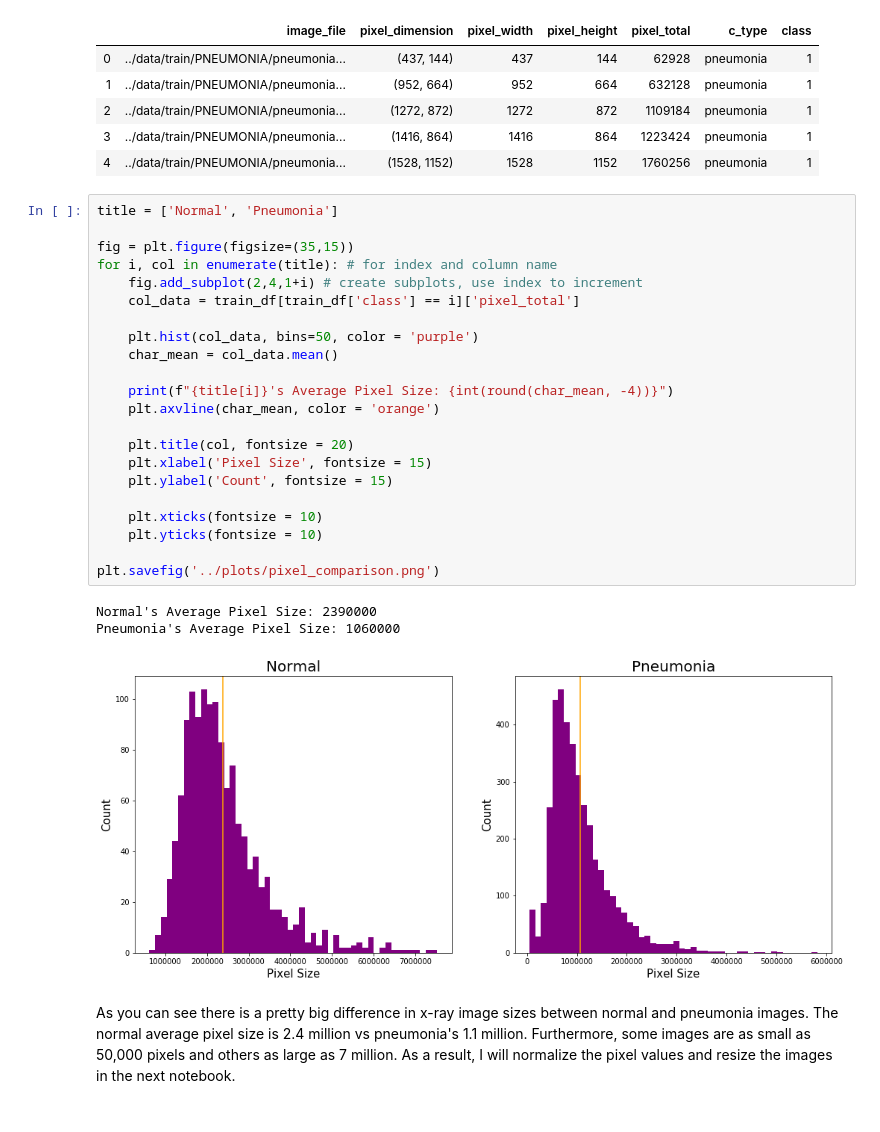
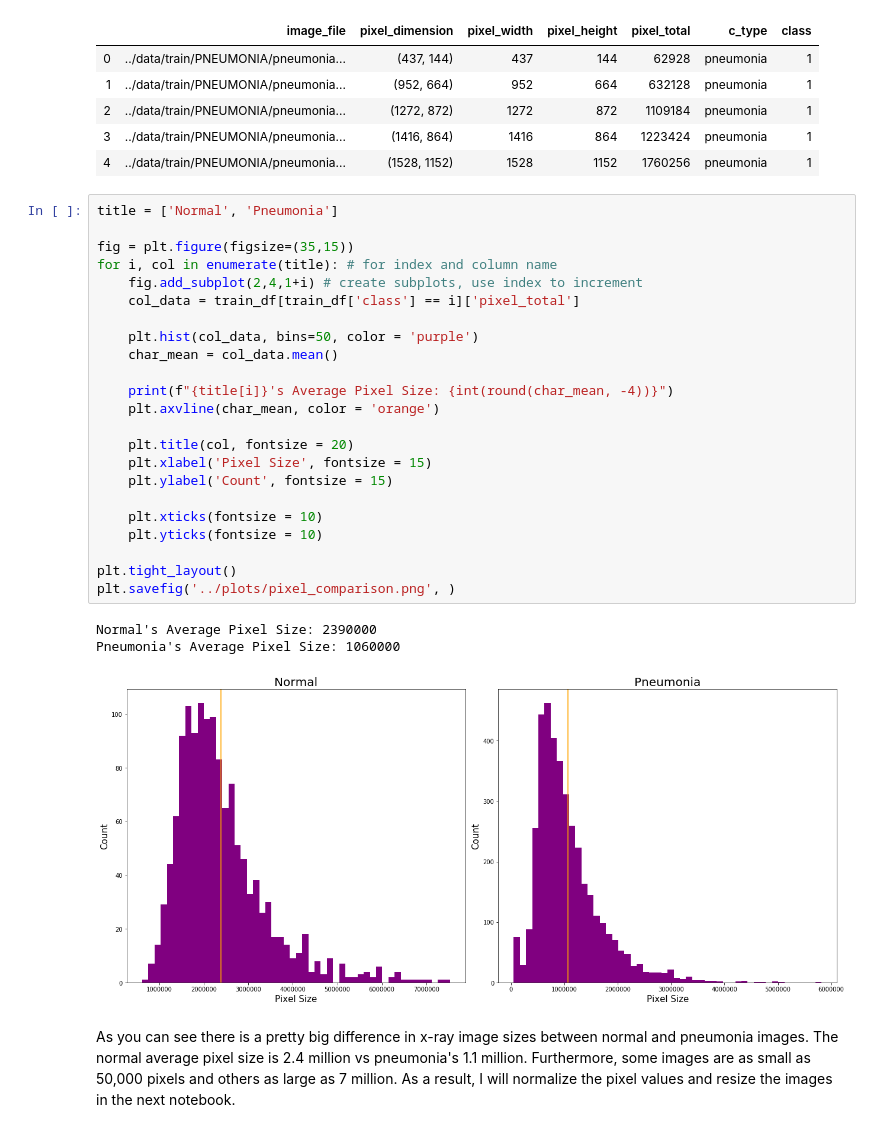
Before and after one commit to dansthemanwhosakid/CNN-Classification-X-rays, a Jupyter notebook: code/01_EDA.ipynb, the cells around one changed output. Saved outputs shown, nothing was run; the diff lists cells and outputs as text.

```diff
--- a/code/01_EDA.ipynb
+++ b/code/01_EDA.ipynb
@@ -176,29 +176,30 @@ train_df.head()
 # %%
 title = ['Normal', 'Pneumonia']
 
 fig = plt.figure(figsize=(35,15))
 for i, col in enumerate(title): # for index and column name
     fig.add_subplot(2,4,1+i) # create subplots, use index to increment
     col_data = train_df[train_df['class'] == i]['pixel_total']
 
     plt.hist(col_data, bins=50, color = 'purple')
     char_mean = col_data.mean()
 
     print(f"{title[i]}'s Average Pixel Size: {int(round(char_mean, -4))}")
     plt.axvline(char_mean, color = 'orange')
 
     plt.title(col, fontsize = 20)
     plt.xlabel('Pixel Size', fontsize = 15)
     plt.ylabel('Count', fontsize = 15)
 
     plt.xticks(fontsize = 10)
     plt.yticks(fontsize = 10)
 
-plt.savefig('../plots/pixel_comparison.png')
+plt.tight_layout()
+plt.savefig('../plots/pixel_comparison.png', )
 # %% [output]
 Normal's Average Pixel Size: 2390000
 Pneumonia's Average Pixel Size: 1060000
-[figure, old version]
+[figure, new version]
 # %% [markdown]
 As you can see there is a pretty big difference in x-ray image sizes between normal and pneumonia images. The normal average pixel size is 2.4 million vs pneumonia's 1.1 million. Furthermore, some images are as small as 50,000 pixels and others as large as 7 million. As a result, I will normalize the pixel values and resize the images in the next notebook.
 # %%
```
Also changed, not shown: parts of 2 cells of this notebook, 1 other file.
